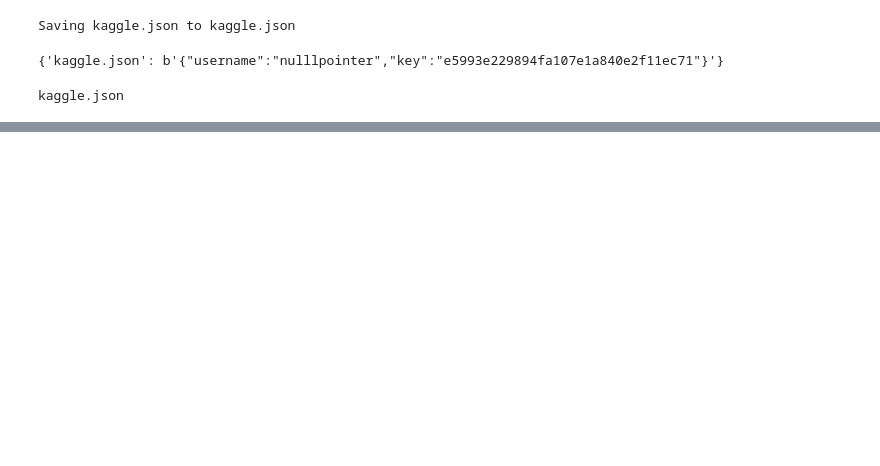
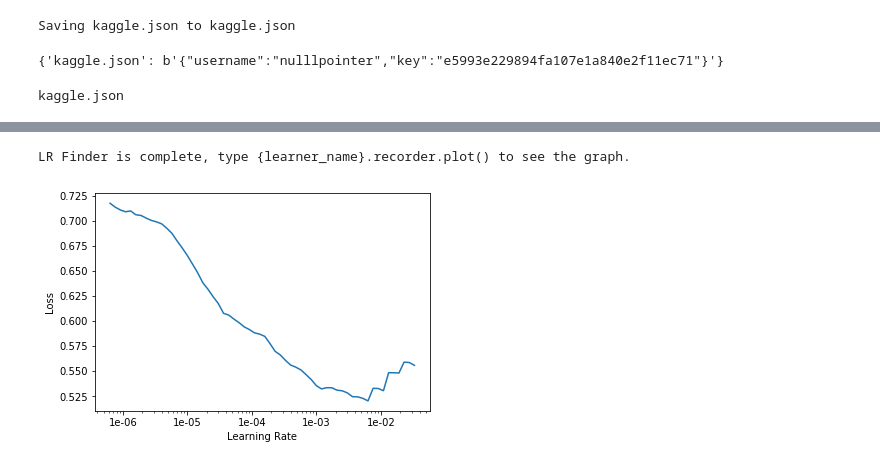
Before and after one commit to HiteshAI/Plant_Classification, a Jupyter notebook: cloud_organization.ipynb, the cells around one changed output, grey strips where cells are left out. Saved outputs shown, nothing was run; the diff lists cells and outputs as text; code cells hidden in the pictures; blank space fills up the shorter version.

```diff
--- a/cloud_organization.ipynb
+++ b/cloud_organization.ipynb
@@ -373,0 +311,6 @@ submission.to_csv('test_classification_results.csv', index=False)
+# %%
+acc_02 = partial(accuracy_thresh, thresh=0.2)
+f_score = partial(fbeta, thresh=0.2)
+# %%
+arch = models.vgg19_bn
+learn = unet_learner(data, arch, model_dir= model_path , metrics=[acc_02, fbeta], callback_fns=[partial(EarlyStoppingCallback, min_delta=0.01, patience=5)])
@@ -373,0 +319,4 @@ submission.to_csv('test_classification_results.csv', index=False)
+# %%
+learn.lr_find()
+learn.recorder.plot()
+# %% [output]
@@ -373,0 +324,2 @@ submission.to_csv('test_classification_results.csv', index=False)
+LR Finder is complete, type {learner_name}.recorder.plot() to see the graph.
+[figure, added]
```
Also changed, not shown: parts of 64 cells of this notebook.
